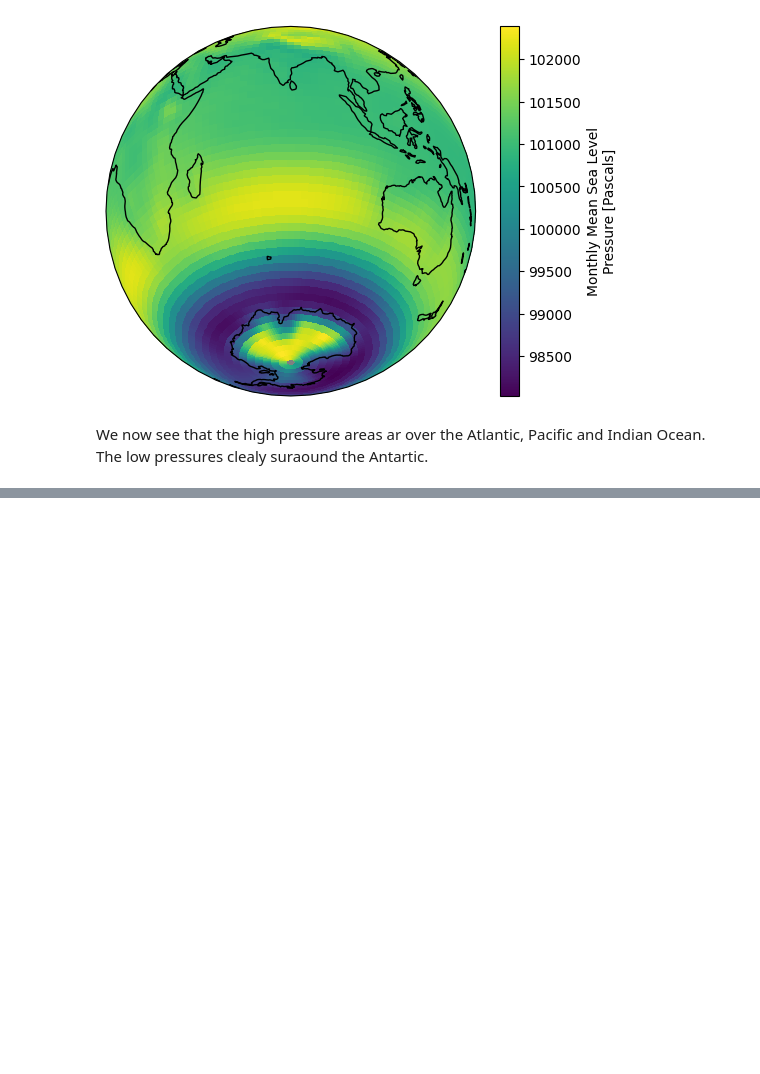
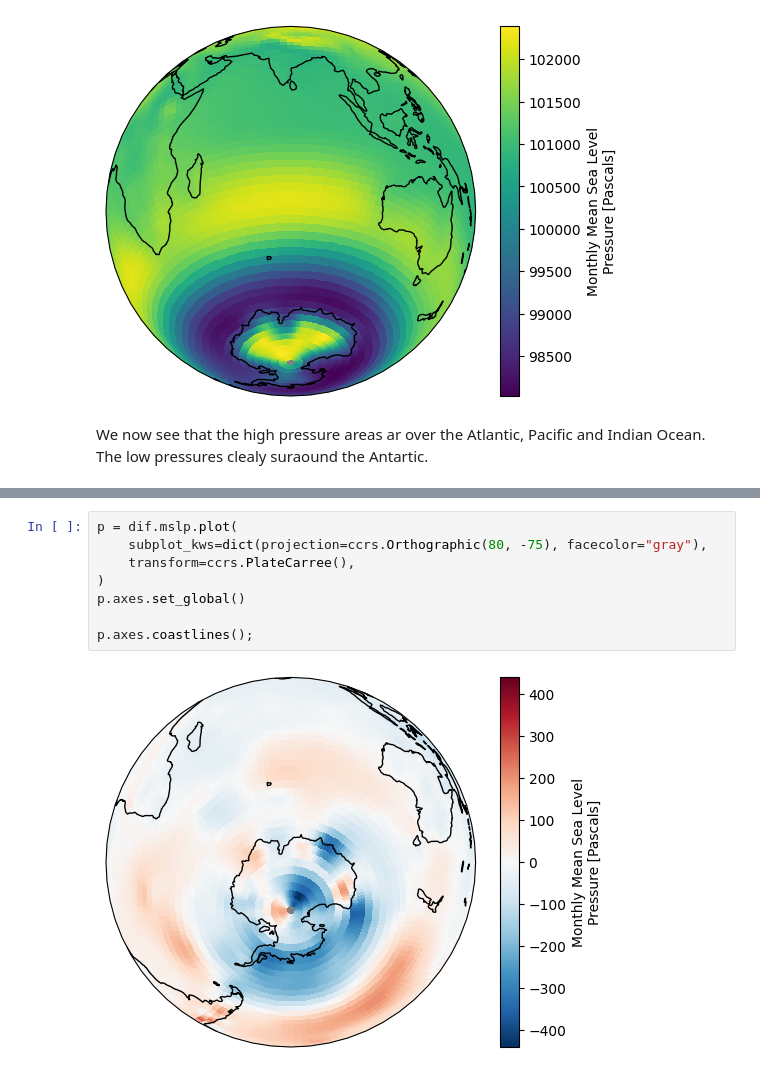
Before and after one commit to johanmon/Statistics, a Jupyter notebook: project/first.ipynb, the cells around one changed output, grey strips where cells are left out. Saved outputs shown, nothing was run; the diff lists cells and outputs as text; blank space fills up the shorter version.

```diff
--- a/project/first.ipynb
+++ b/project/first.ipynb
@@ -88,0 +172,10 @@ We now see that the high pressure areas ar over the Atlantic, Pacific and Indian
+# %%
+p = dif.mslp.plot(
+    subplot_kws=dict(projection=ccrs.Orthographic(80, -75), facecolor="gray"),
+    transform=ccrs.PlateCarree(),
+)
+p.axes.set_global()
+
+p.axes.coastlines();
+# %% [output]
+[figure, added]
```
Also changed, not shown: parts of 14 cells of this notebook, 4 other files.
